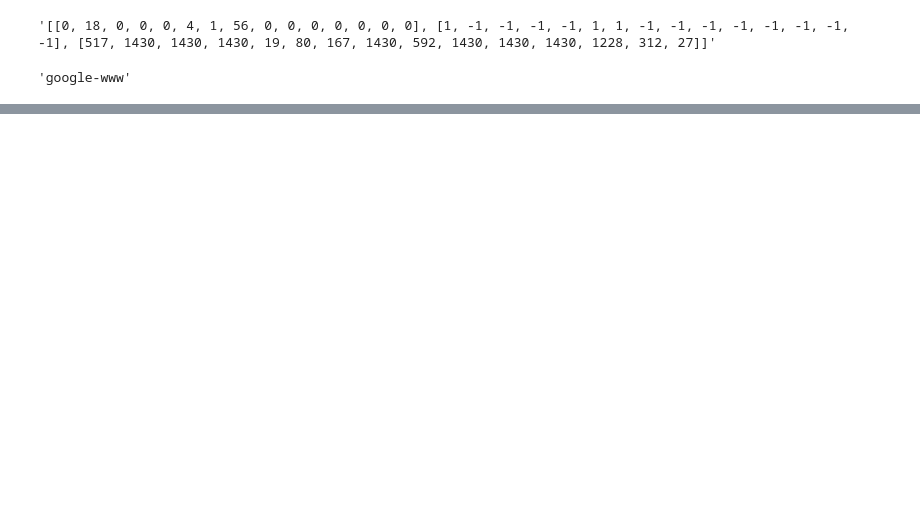
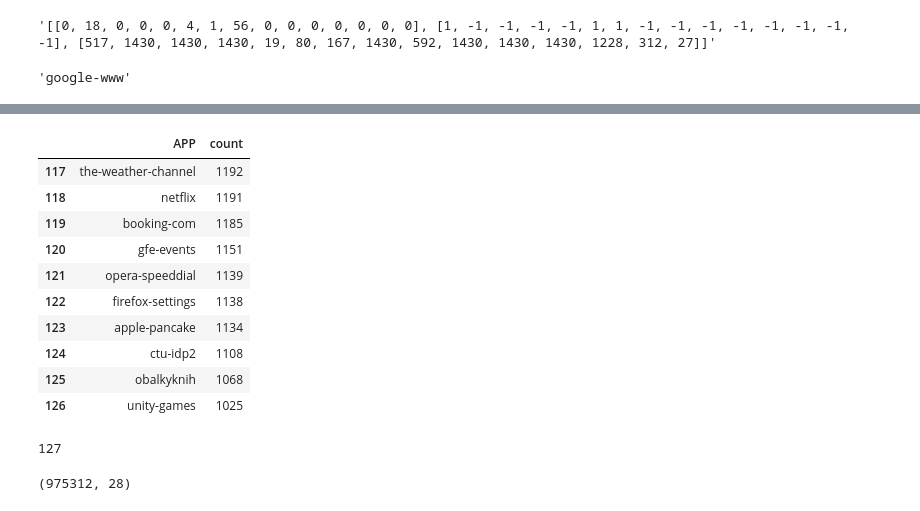
Before and after one commit to MinyaevAndrey/cesnet-tcexamples, a Jupyter notebook: notebooks/example_evaluation.ipynb, the cells around one changed output, grey strips where cells are left out. Drawn from its saved outputs; the diff is of its cells as text; code cells hidden in the pictures; blank space fills up the shorter version.

```diff
--- a/notebooks/example_evaluation.ipynb
+++ b/notebooks/example_evaluation.ipynb
@@ -342 +334,27 @@ Index(['ID', 'BYTES', 'BYTES_REV', 'PACKETS', 'PACKETS_REV', 'DURATION', 'PPI',
       dtype='object')
+# %%
+df.APP.value_counts().reset_index()['count']
+df_c = df.APP.value_counts().reset_index()
+df_c = df_c[df_c['count']>1000]
+df_c.tail(10)
+# %% [output]
+|  | APP | count |
+| 117 | the-weather-channel | 1192 |
+| 118 | netflix | 1191 |
+| 119 | booking-com | 1185 |
+| 120 | gfe-events | 1151 |
+| 121 | opera-speeddial | 1139 |
+| 122 | firefox-settings | 1138 |
+| 123 | apple-pancake | 1134 |
+| 124 | ctu-idp2 | 1108 |
+| 125 | obalkyknih | 1068 |
+| 126 | unity-games | 1025 |
+# %%
+df_c.shape[0]
+# %% [output]
+127
+# %%
+df_сut = df[ df.APP.isin(df_c.APP) ].reset_index(drop=True)
+df_сut.shape
+# %% [output]
+(975312, 28)
```
Also changed, not shown: parts of 22 cells of this notebook.
